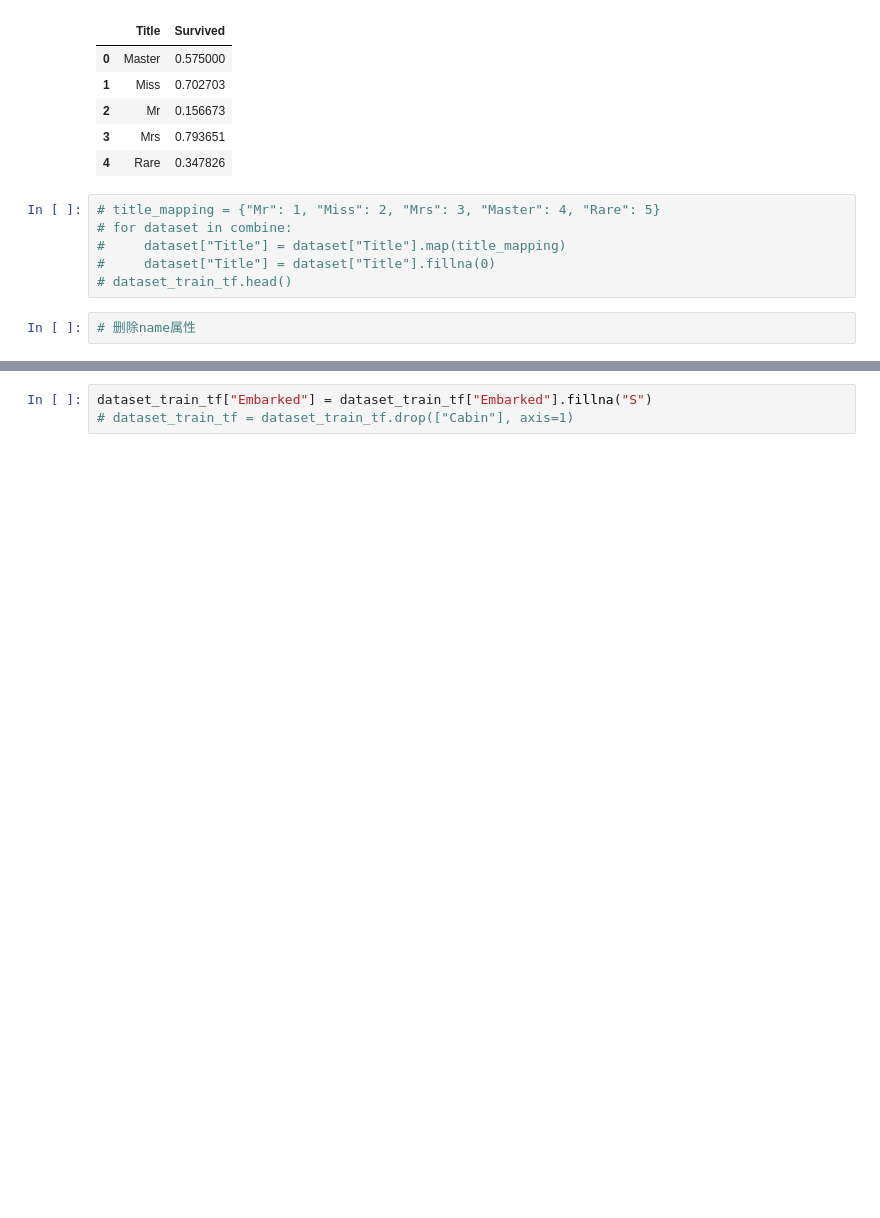
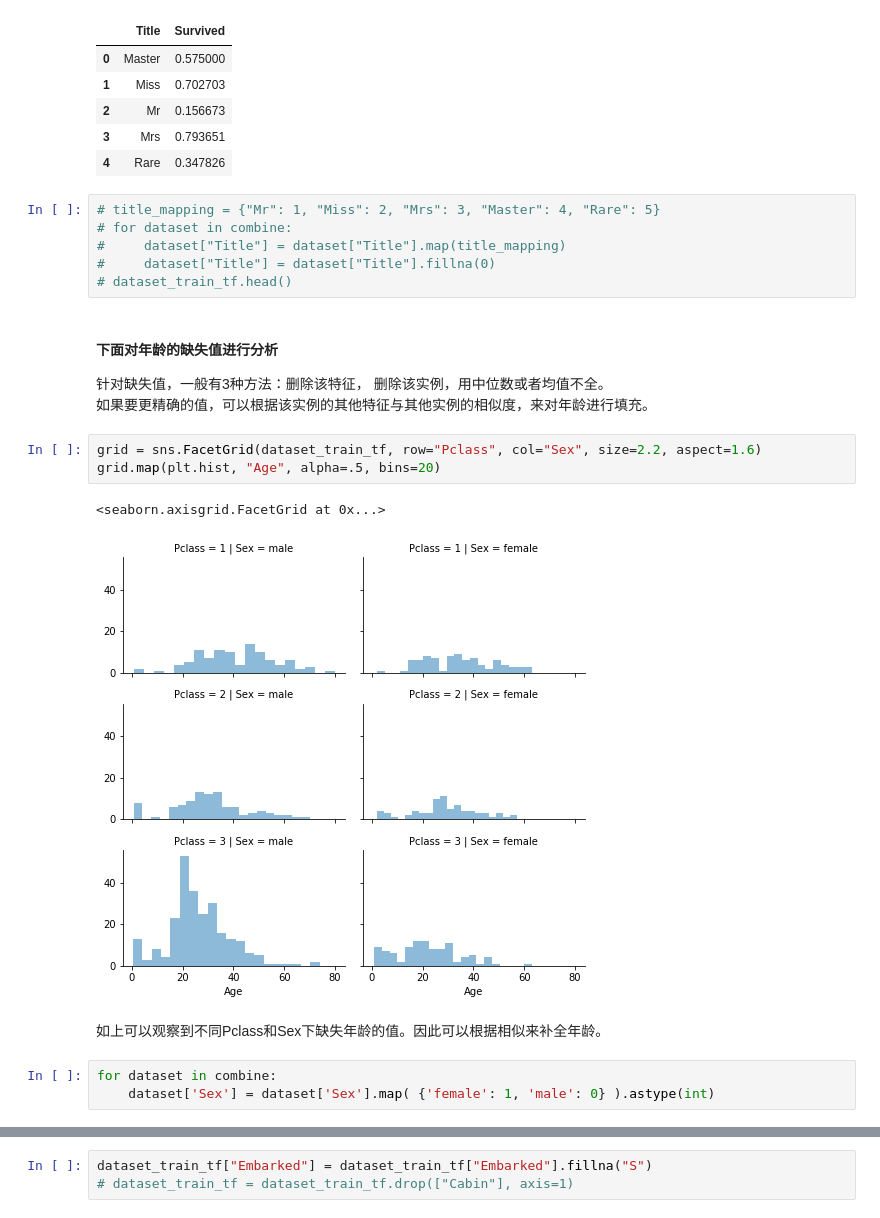
Before and after one commit to yunshuipiao/sw-kaggle, a Jupyter notebook: titanic/01.ipynb, the cells around one changed output, grey strips where cells are left out. Drawn from its saved outputs; the diff is of its cells as text; blank space fills up the shorter version.

```diff
--- a/titanic/01.ipynb
+++ b/titanic/01.ipynb
@@ -446,5 +446,18 @@ dataset_train_tf[["Title", "Survived"]].groupby(["Title"], as_index=False).mean(
 #     dataset["Title"] = dataset["Title"].map(title_mapping)
 #     dataset["Title"] = dataset["Title"].fillna(0)
 # dataset_train_tf.head()
-# %%
-# 删除name属性
+# %% [markdown]
+#### 下面对年龄的缺失值进行分析
+针对缺失值，一般有3种方法：删除该特征， 删除该实例，用中位数或者均值不全。
+如果要更精确的值，可以根据该实例的其他特征与其他实例的相似度，来对年龄进行填充。
+# %%
+grid = sns.FacetGrid(dataset_train_tf, row="Pclass", col="Sex", size=2.2, aspect=1.6)
+grid.map(plt.hist, "Age", alpha=.5, bins=20)
+# %% [output]
+<seaborn.axisgrid.FacetGrid at 0x...>
+[figure, added]
+# %% [markdown]
+如上可以观察到不同Pclass和Sex下缺失年龄的值。因此可以根据相似来补全年龄。
+# %%
+for dataset in combine:
+    dataset['Sex'] = dataset['Sex'].map( {'female': 1, 'male': 0} ).astype(int)
```
Also changed, not shown: parts of 23 cells of this notebook, 1 other file.
